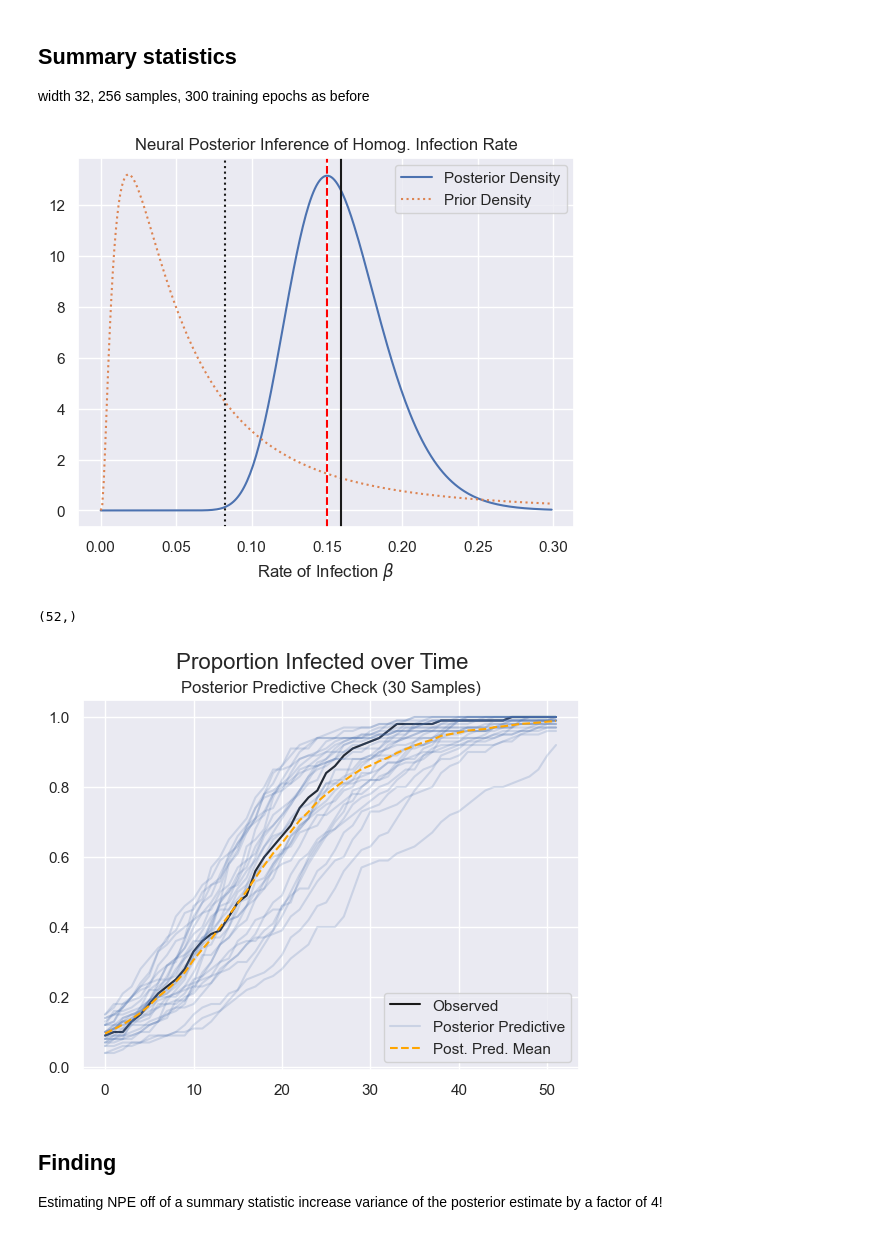
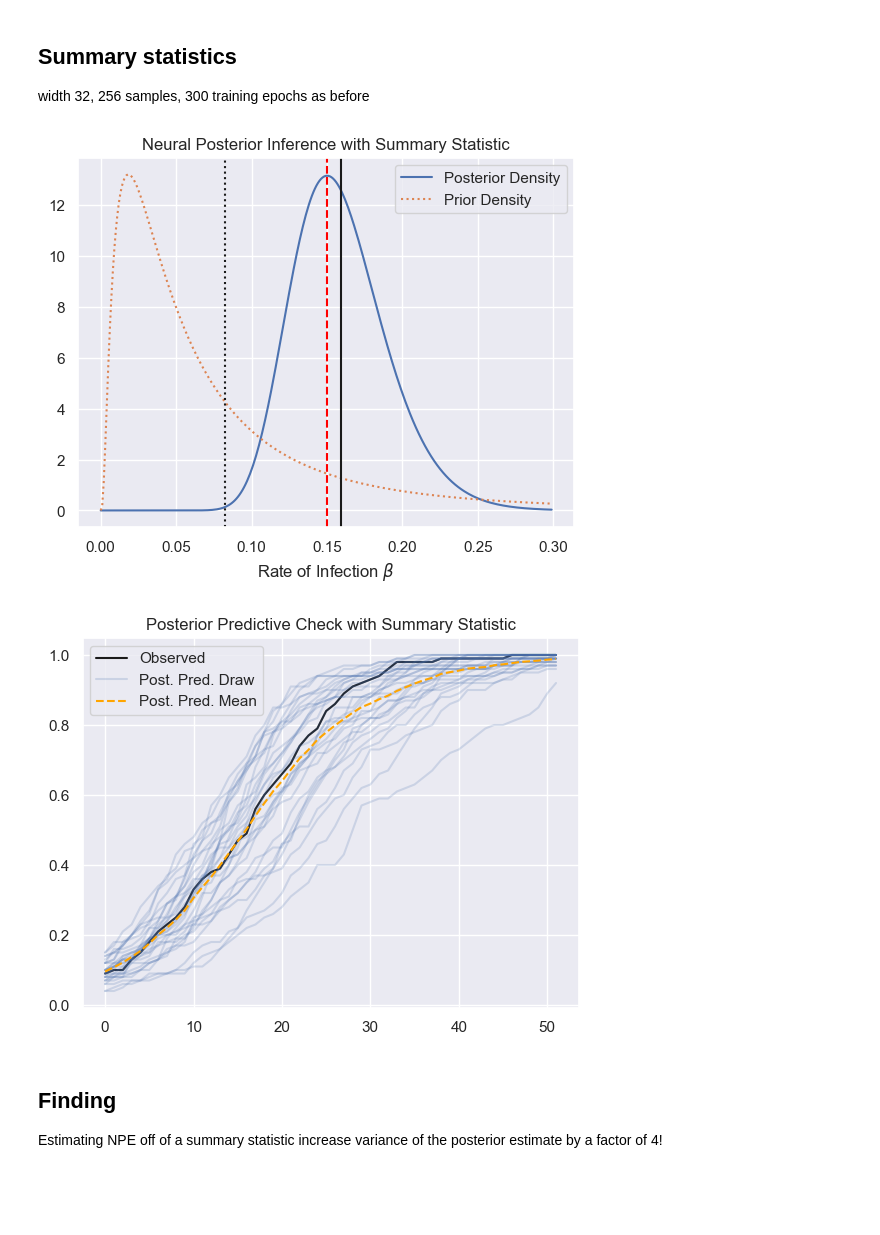
Before and after one commit to epibayes/np-epid, a Jupyter notebook: notebooks/old/si_simulation.ipynb, the cells around one changed output. Cells and saved outputs as stored; diff of their text form; code cells hidden in the pictures; blank space fills up the shorter version.

```diff
--- a/notebooks/si_simulation.ipynb
+++ b/notebooks/old/si_simulation.ipynb
@@ -240,45 +240,40 @@ ax = sns.lineplot(x=x, y=lognorm.pdf(x, scale=np.exp(mu), s=sigma), label="Poste
 ax1 = sns.lineplot(x=x, y=lognorm.pdf(x, scale=np.exp(prior_mu), s=prior_sigma),
                    label="Prior Density", linestyle=":")
 ax.set_xlabel(r"Rate of Infection $\beta$")
-ax.set_title(f"Neural Posterior Inference of Homog. Infection Rate")
+ax.set_title(f"Neural Posterior Inference with Summary Statistic")
 posterior_mean = np.exp(mu + sigma**2/2)
 plt.axvline(prior_mean, color="k", linestyle=":")
 plt.axvline(posterior_mean, color="k")
 plt.axvline(beta_true, color="red", linestyle="--", label="True")
 plt.show()
 # %% [output]
-[figure, old version]
+[figure, new version]
-# %%
-np.median(posterior_predictive, 0).shape
-# %% [output]
-(52,)
 # %%
 neural_posterior = norm(mu, sigma)
 npe_sample = np.exp(neural_posterior.rvs(size=K, random_state=2))
 posterior_predictive = np.empty((K, T))
 
 for i in range(K):
     si_model = SIModel(alpha, gamma, npe_sample[i],
                    n_zones, prior_mu, prior_sigma,
                    N, T, summarize=False)
     x_rep = si_model.get_observed_data(i)
     posterior_predictive[i] =  np.array(x_rep)[0]
 pp_mean = posterior_predictive.mean(0)
-labels = ["Posterior Predictive"] + [None for _ in range(K-1)]
+labels = ["Post. Pred. Draw"] + [None for _ in range(K-1)]
 I_o = np.array(x_o_raw)[0]
 S_o  = 1 - I_o
 plt.plot(I_o, label="Observed", color="k")
 plt.plot(posterior_predictive.T,
          label=labels, color="b",
          alpha=0.2)
 plt.plot(pp_mean, label="Post. Pred. Mean", linestyle="--",
          color="orange")
 plt.legend()
-plt.suptitle("Proportion Infected over Time", fontsize=16)
-plt.title("Posterior Predictive Check (30 Samples)")
+plt.title("Posterior Predictive Check with Summary Statistic")
 plt.show()
 # %% [output]
-[figure, old version]
+[figure, new version]
 # %% [markdown]
 ## Finding
 
```
Also changed, not shown: 8 other files.
